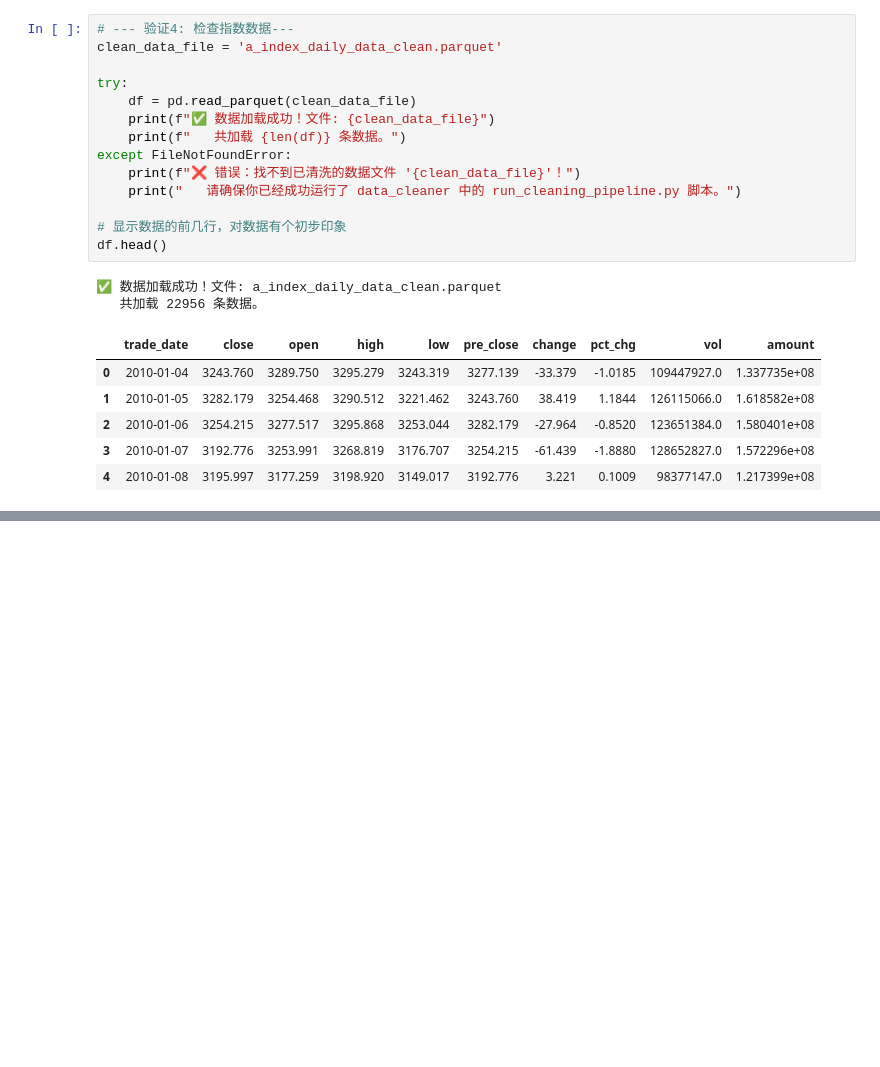
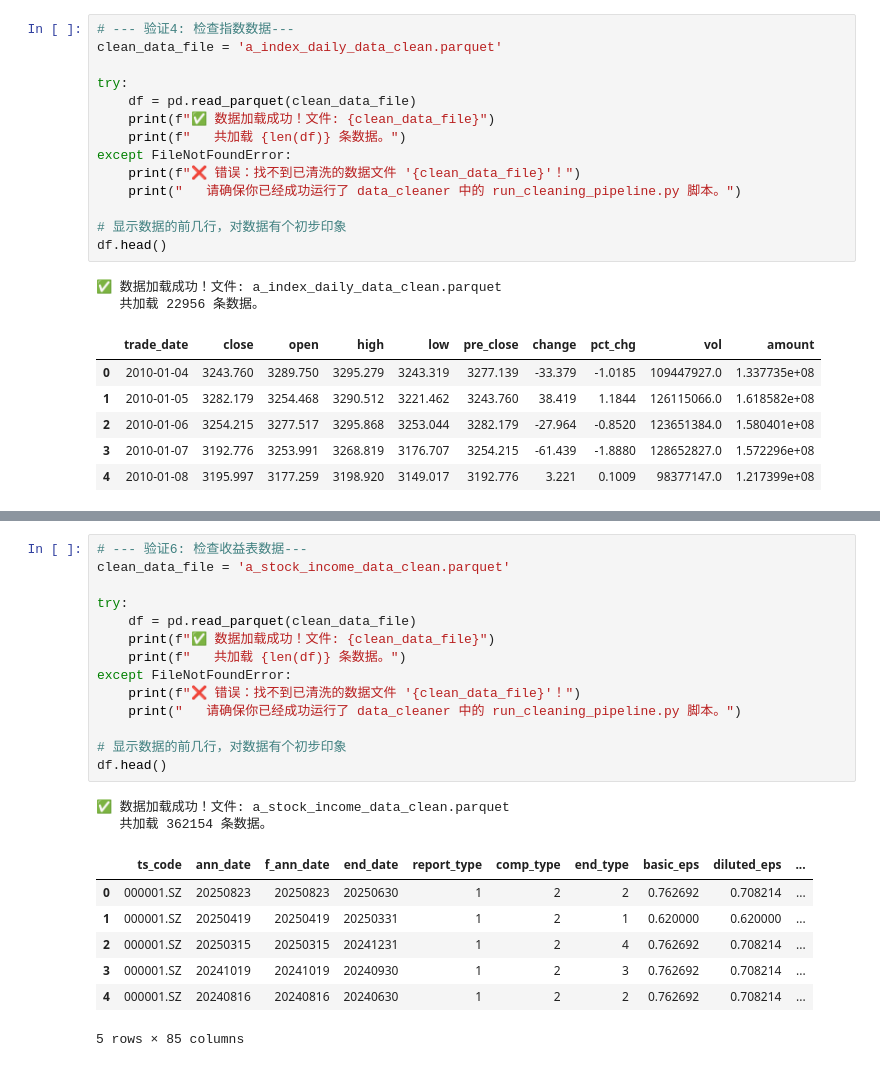
Before and after one commit to ChenNachuan/Factor_strategy_platform, a Jupyter notebook: data_manager/clean_data/data_cleaning_verification.ipynb, the cells around one changed output, grey strips where cells are left out. Cells and saved outputs as stored; diff of their text form; blank space fills up the shorter version.

```diff
--- a/data_manager/clean_data/data_cleaning_verification.ipynb
+++ b/data_manager/clean_data/data_cleaning_verification.ipynb
@@ -152,0 +201,24 @@ df.head()
+# %%
+# --- 验证6: 检查收益表数据---
+clean_data_file = 'a_stock_income_data_clean.parquet'
+
+try:
+    df = pd.read_parquet(clean_data_file)
+    print(f"✅ 数据加载成功！文件: {clean_data_file}")
+    print(f"   共加载 {len(df)} 条数据。")
+except FileNotFoundError:
+    print(f"❌ 错误：找不到已清洗的数据文件 '{clean_data_file}'！")
+    print("   请确保你已经成功运行了 data_cleaner 中的 run_cleaning_pipeline.py 脚本。")
+
+# 显示数据的前几行，对数据有个初步印象
+df.head()
+# %% [output]
+✅ 数据加载成功！文件: a_stock_income_data_clean.parquet
+   共加载 362154 条数据。
+|  | ts_code | ann_date | f_ann_date | end_date | report_type | comp_type | end_type | basic_eps | diluted_eps | ... |
+| 0 | 000001.SZ | 20250823 | 20250823 | 20250630 | 1 | 2 | 2 | 0.762692 | 0.708214 | ... |
+| 1 | 000001.SZ | 20250419 | 20250419 | 20250331 | 1 | 2 | 1 | 0.620000 | 0.620000 | ... |
+| 2 | 000001.SZ | 20250315 | 20250315 | 20241231 | 1 | 2 | 4 | 0.762692 | 0.708214 | ... |
+| 3 | 000001.SZ | 20241019 | 20241019 | 20240930 | 1 | 2 | 3 | 0.762692 | 0.708214 | ... |
+| 4 | 000001.SZ | 20240816 | 20240816 | 20240630 | 1 | 2 | 2 | 0.762692 | 0.708214 | ... |
+5 rows × 85 columns
```
Also changed, not shown: parts of 2 cells of this notebook, 1 other file.
